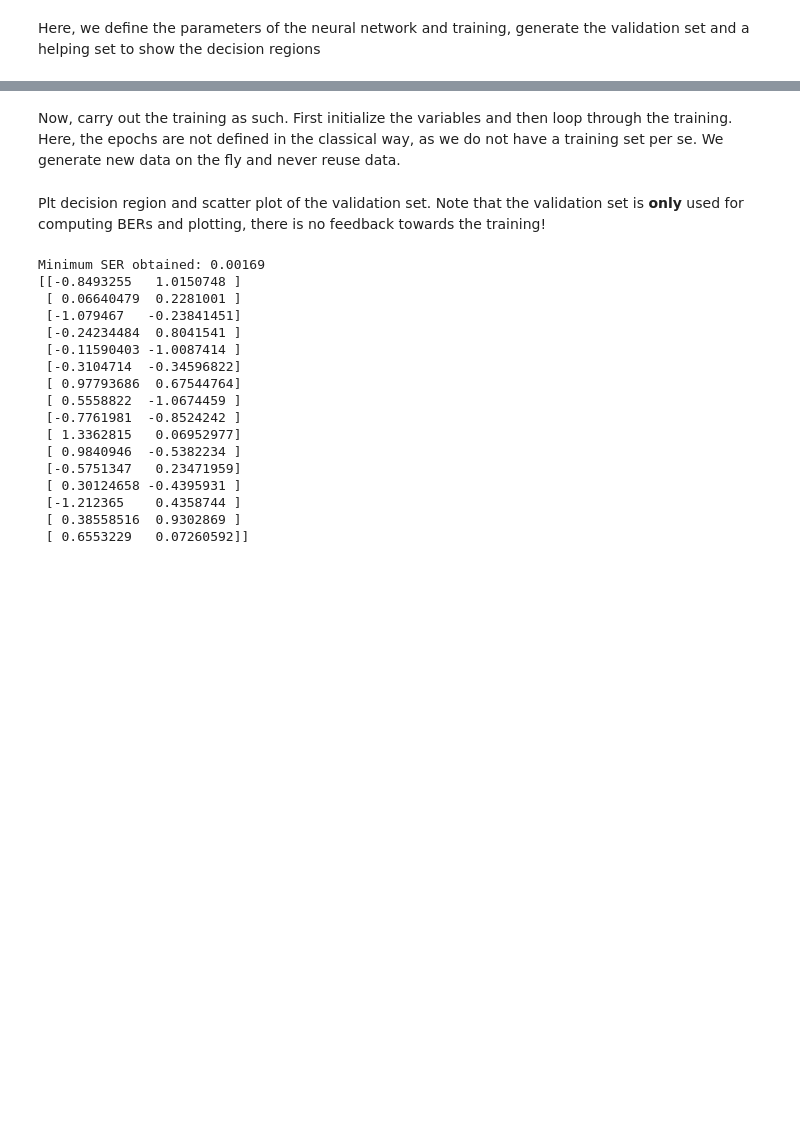
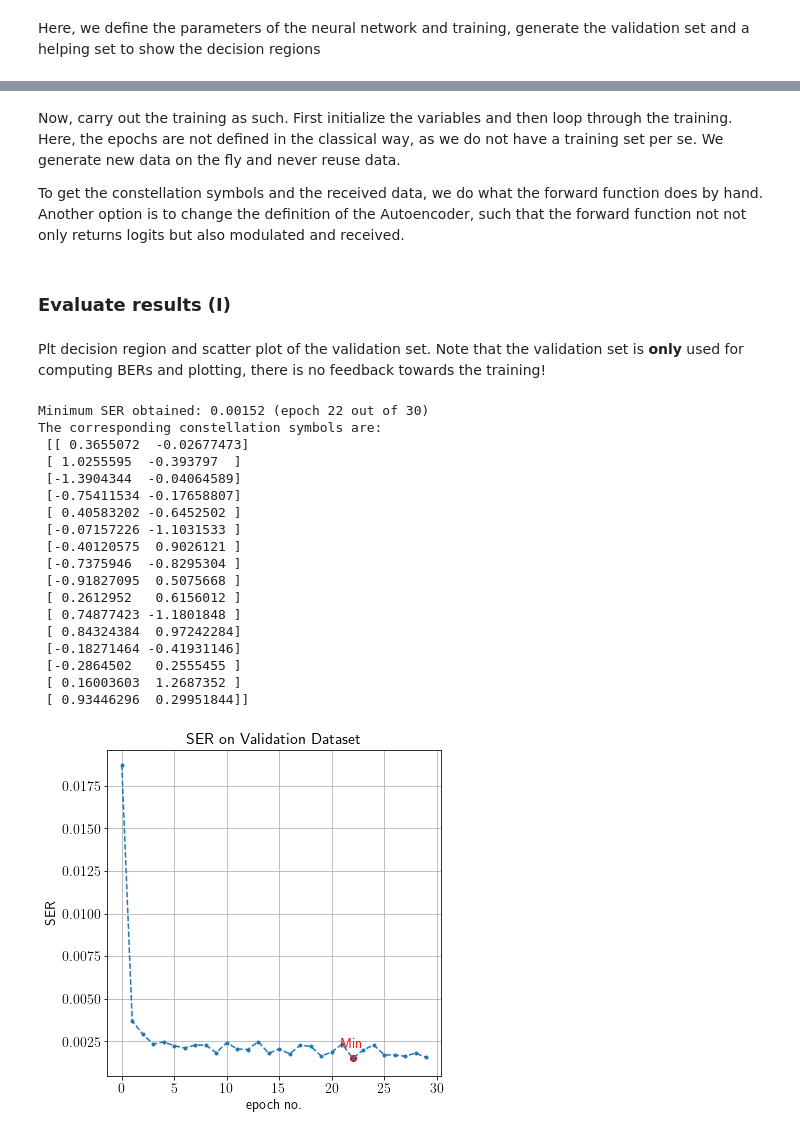
Before and after one commit to kit-cel/lecture-examples, a Jupyter notebook: mloc/ch3_Deep_Learning/pytorch/Autoencoder_AWGN_variableBatchSize.ipynb, the cells around one changed output, grey strips where cells are left out. Cells and saved outputs as stored; diff of their text form; code cells hidden in the pictures; blank space fills up the shorter version.

Commit message:
Autoencoder_AWGN_varBatchSize to PyTorch done

```diff
--- a/mloc/ch3_Deep_Learning/pytorch/Autoencoder_AWGN_variableBatchSize.ipynb
+++ b/mloc/ch3_Deep_Learning/pytorch/Autoencoder_AWGN_variableBatchSize.ipynb
@@ -213,33 +226,53 @@ Training finished
 # %% [markdown]
-Now, carry out the training as such. First initialize the variables and then loop through the training. Here, the epochs are not defined in the classical way, as we do not have a training set per se. We generate new data on the fly and never reuse data.
+Now, carry out the training as such. First initialize the variables and then loop through the training. Here, the epochs are not defined in the classical way, as we do not have a training set per se. We generate new data on the fly and never reuse data. <br>
+
+To get the constellation symbols and the received data, we do what the forward function does by hand. Another option is to change the definition of the Autoencoder, such that the forward function not not only returns logits but also modulated and received.
+# %% [markdown]
+### Evaluate results (I)
 # %% [markdown]
 Plt decision region and scatter plot of the validation set. Note that the validation set is **only** used for computing BERs and plotting, there is no feedback towards the training!
 # %%
 cmap = matplotlib.cm.tab20
 base = plt.cm.get_cmap(cmap)
 color_list = base.colors
 new_color_list = [[t/2 + 0.5 for t in color_list[k]] for k in range(len(color_list))]
 
 # find minimum SER from validation set
 min_SER_iter = np.argmin(validation_SERs)
 ext_max_plot = 1.05*max(max(abs(validation_received[min_SER_iter][:,0])), max(abs(validation_received[min_SER_iter][:,1])))
-print('Minimum SER obtained: %1.5f' % validation_SERs[min_SER_iter])
-print(constellations[min_SER_iter])
+
+plt.figure(figsize=(6,6))
+font = {'size'   : 14}
+plt.rc('font', **font)
+plt.rc('text', usetex=True)
+
+plt.plot(validation_SERs,marker='.',linestyle='--')
+plt.scatter(min_SER_iter,validation_SERs[min_SER_iter],marker='o',c='red')
+plt.annotate('Min', (0.95*min_SER_iter,1.4*validation_SERs[min_SER_iter]),c='red')
+plt.xlabel('epoch no.',fontsize=14)
+plt.ylabel('SER',fontsize=14)
+plt.grid(which='both')
+plt.title('SER on Validation Dataset',fontsize=16)
+
+print('Minimum SER obtained: %1.5f (epoch %d out of %d)' % (validation_SERs[min_SER_iter], min_SER_iter, len(validation_SERs)))
+print('The corresponding constellation symbols are:\n', constellations[min_SER_iter])
 # %% [output]
-Minimum SER obtained: 0.00169
-[[-0.8493255   1.0150748 ]
- [ 0.06640479  0.2281001 ]
- [-1.079467   -0.23841451]
- [-0.24234484  0.8041541 ]
- [-0.11590403 -1.0087414 ]
- [-0.3104714  -0.34596822]
- [ 0.97793686  0.67544764]
- [ 0.5558822  -1.0674459 ]
- [-0.7761981  -0.8524242 ]
- [ 1.3362815   0.06952977]
- [ 0.9840946  -0.5382234 ]
- [-0.5751347   0.23471959]
- [ 0.30124658 -0.4395931 ]
- [-1.212365    0.4358744 ]
- [ 0.38558516  0.9302869 ]
- [ 0.6553229   0.07260592]]
+Minimum SER obtained: 0.00152 (epoch 22 out of 30)
+The corresponding constellation symbols are:
+ [[ 0.3655072  -0.02677473]
+ [ 1.0255595  -0.393797  ]
+ [-1.3904344  -0.04064589]
+ [-0.75411534 -0.17658807]
+ [ 0.40583202 -0.6452502 ]
+ [-0.07157226 -1.1031533 ]
+ [-0.40120575  0.9026121 ]
+ [-0.7375946  -0.8295304 ]
+ [-0.91827095  0.5075668 ]
+ [ 0.2612952   0.6156012 ]
+ [ 0.74877423 -1.1801848 ]
+ [ 0.84324384  0.97242284]
+ [-0.18271464 -0.41931146]
+ [-0.2864502   0.2555455 ]
+ [ 0.16003603  1.2687352 ]
+ [ 0.93446296  0.29951844]]
+[figure, added]
```
Also changed, not shown: parts of 17 cells of this notebook.
